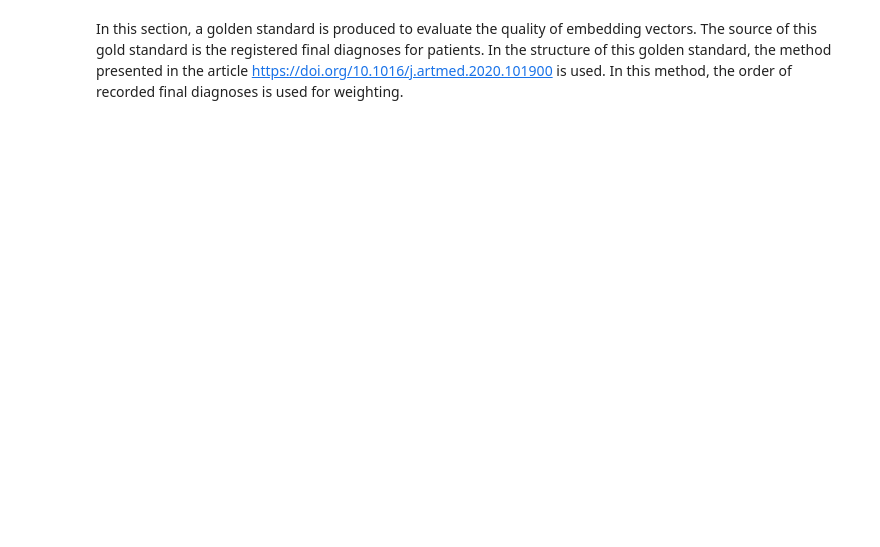
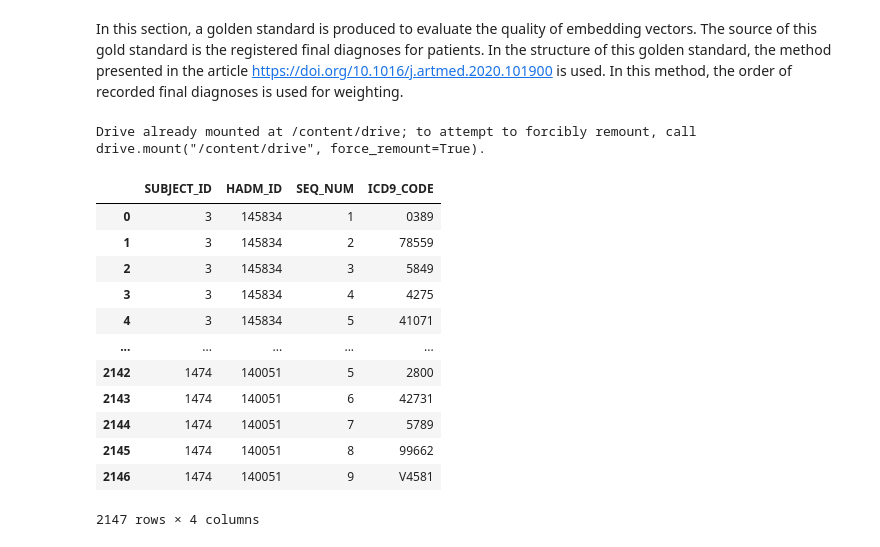
Before and after one commit to HodaMemar/Patient-Similarity-through-Representation, a Jupyter notebook: Create_Gold_Standard.ipynb, the cells around one changed output. Cells and saved outputs as stored; diff of their text form; code cells hidden in the pictures; blank space fills up the shorter version.

```diff
--- a/Create_Gold_Standard.ipynb
+++ b/Create_Gold_Standard.ipynb
@@ -2,7 +2,26 @@
 <a href="https://colab.research.google.com/github/HodaMemar/Patient-Similarity-through-Representation/blob/main/Create_Gold_Standard.ipynb" target="_parent"><img src="https://colab.research.google.com/assets/colab-badge.svg" alt="Open In Colab"/></a>
 # %% [markdown]
 In this section, a golden standard is produced to evaluate the quality of embedding vectors. The source of this gold standard is the registered final diagnoses for patients. In the structure of this golden standard, the method presented in the article https://doi.org/10.1016/j.artmed.2020.101900  is used. In this method, the order of recorded final diagnoses is used for weighting.
+# %%
+from google.colab import drive
+drive.mount('/content/drive')
+# %% [output]
+Drive already mounted at /content/drive; to attempt to forcibly remount, call drive.mount("/content/drive", force_remount=True).
 # %%
 import pandas as pd
-gold=pd.read_csv('...\diagnoses.csv')
+gold=pd.read_csv('/content/drive/MyDrive/diagnoses.csv')
 gold
+# %% [output]
+|  | SUBJECT_ID | HADM_ID | SEQ_NUM | ICD9_CODE |
+| 0 | 3 | 145834 | 1 | 0389 |
+| 1 | 3 | 145834 | 2 | 78559 |
+| 2 | 3 | 145834 | 3 | 5849 |
+| 3 | 3 | 145834 | 4 | 4275 |
+| 4 | 3 | 145834 | 5 | 41071 |
+| ... | ... | ... | ... | ... |
+| 2142 | 1474 | 140051 | 5 | 2800 |
+| 2143 | 1474 | 140051 | 6 | 42731 |
+| 2144 | 1474 | 140051 | 7 | 5789 |
+| 2145 | 1474 | 140051 | 8 | 99662 |
+| 2146 | 1474 | 140051 | 9 | V4581 |
+2147 rows × 4 columns
```
Also changed, not shown: parts of 4 cells of this notebook.
